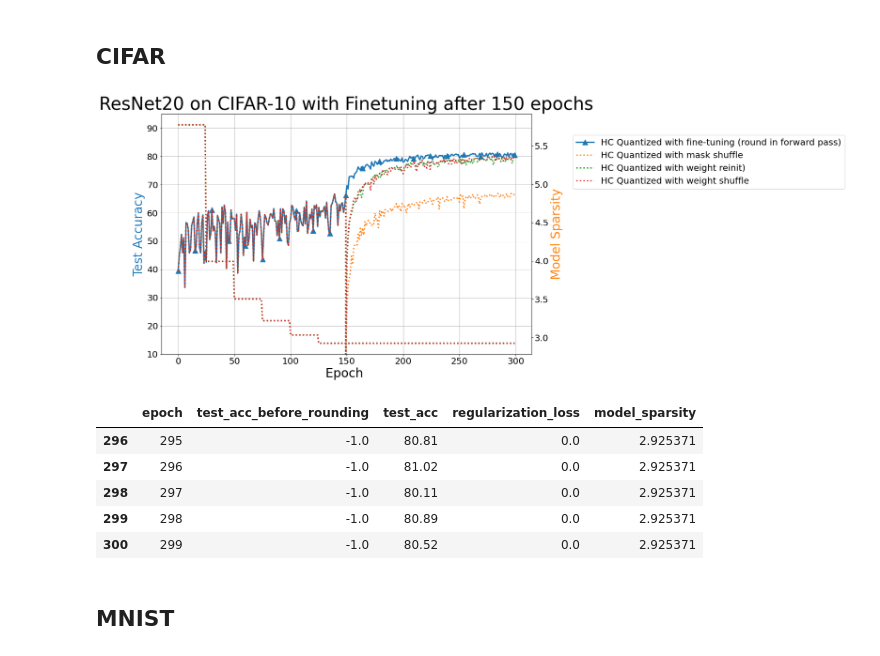
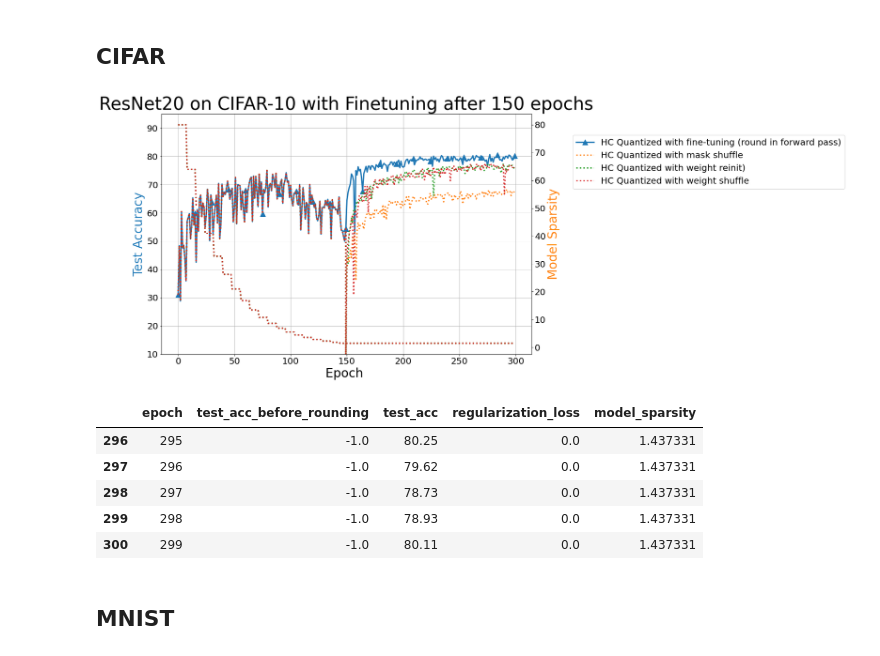
Before and after one commit to ksreenivasan/pruning_is_enough, a Jupyter notebook: visualize-results.ipynb, the cells around one changed output. Cells and saved outputs as stored; diff of their text form; code cells hidden in the pictures.

```diff
--- a/visualize-results.ipynb
+++ b/visualize-results.ipynb
@@ -17,7 +17,7 @@ legend_size = 20
 # %% [markdown]
 ## CIFAR
 # %%
-RESULTS_FOLDER = "results/quantized_hc_results"
+RESULTS_FOLDER = "results/hc_low_sparsity_results/"
 
 acc_df = pd.read_csv("{}/acc_and_sparsity.csv".format(RESULTS_FOLDER))
 mask_shuffle_df = pd.read_csv("{}/acc_and_sparsity_mask_shuffle.csv".format(RESULTS_FOLDER))
@@ -62,18 +62,18 @@ ax1.set_ylim([10, 95])
 ax1.legend(fontsize=legend_size, loc='center left', bbox_to_anchor=(1.1, 0.8))#, loc='right')
 ax1.grid(True)
 #ax2.grid(True)
-plt.savefig('hc_quantized_resnet20_cifar10.pdf', format='pdf', dpi=600, bbox_inches='tight', pad_inches=0.05)
+plt.savefig('hc_quantized_resnet20_low_sparsity_cifar10.pdf', format='pdf', dpi=600, bbox_inches='tight', pad_inches=0.05)
 # %% [output]
-[figure, old version]
+[figure, new version]
 # %%
-acc_df.tail()
+acc_df.tail(5)
 # %% [output]
 |  | epoch | test_acc_before_rounding | test_acc | regularization_loss | model_sparsity |
-| 296 | 295 | -1.0 | 80.81 | 0.0 | 2.925371 |
-| 297 | 296 | -1.0 | 81.02 | 0.0 | 2.925371 |
-| 298 | 297 | -1.0 | 80.11 | 0.0 | 2.925371 |
-| 299 | 298 | -1.0 | 80.89 | 0.0 | 2.925371 |
-| 300 | 299 | -1.0 | 80.52 | 0.0 | 2.925371 |
+| 296 | 295 | -1.0 | 80.25 | 0.0 | 1.437331 |
+| 297 | 296 | -1.0 | 79.62 | 0.0 | 1.437331 |
+| 298 | 297 | -1.0 | 78.73 | 0.0 | 1.437331 |
+| 299 | 298 | -1.0 | 78.93 | 0.0 | 1.437331 |
+| 300 | 299 | -1.0 | 80.11 | 0.0 | 1.437331 |
 # %% [markdown]
 ## MNIST
 # %%
```
Also changed, not shown: 9 other files.
